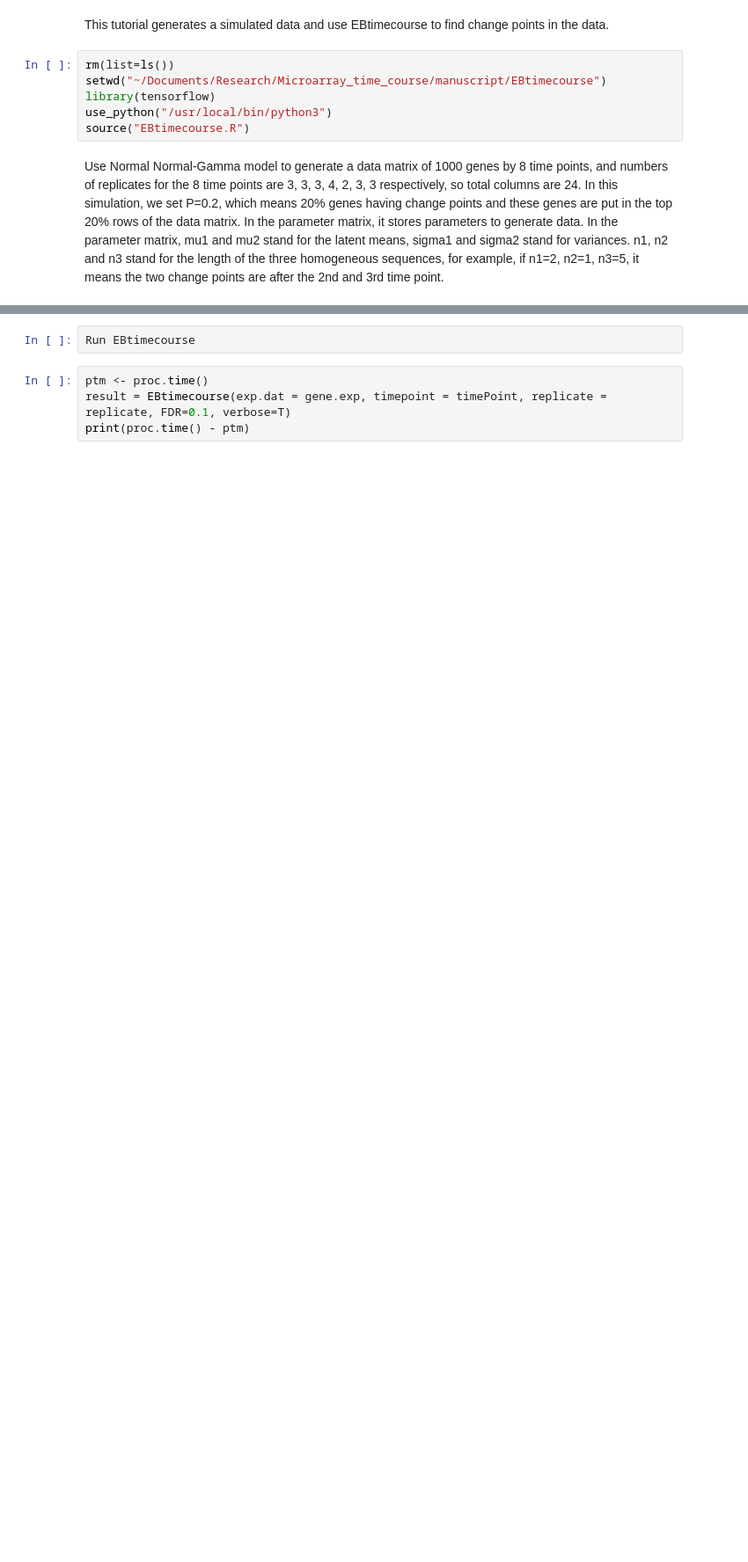
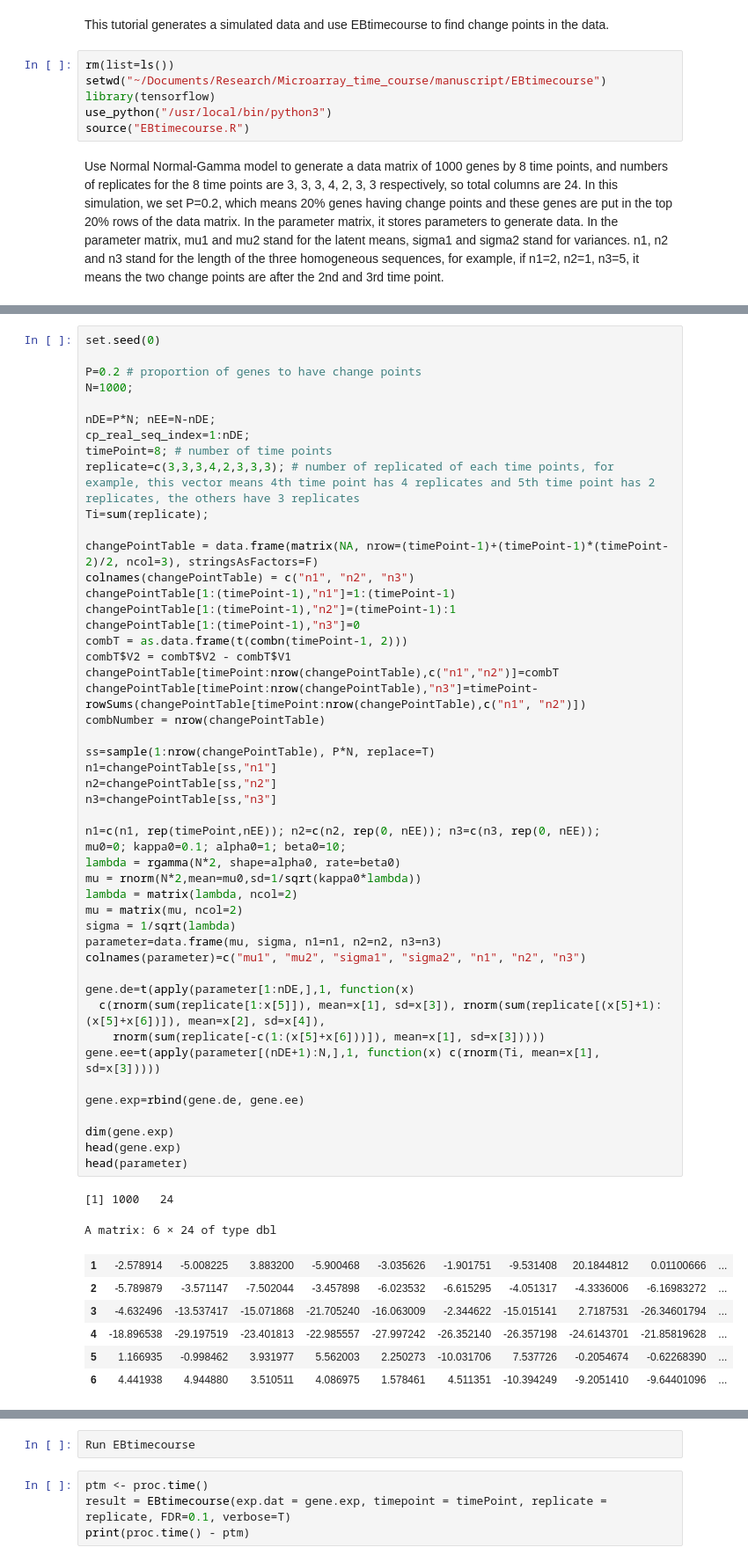
Before and after one commit to ttgump/EBtimecourse, a Jupyter notebook: EBtimecourse.ipynb, the cells around one changed output, grey strips where cells are left out. Shown at 88% size. Saved outputs shown, nothing was run; the diff lists cells and outputs as text; blank space fills up the shorter version.

```diff
--- a/EBtimecourse.ipynb
+++ b/EBtimecourse.ipynb
@@ -58,0 +11,57 @@ head(parameter)
+# %%
+set.seed(0)
+
+P=0.2 # proportion of genes to have change points
+N=1000;
+
+nDE=P*N; nEE=N-nDE;
+cp_real_seq_index=1:nDE;
+timePoint=8; # number of time points
+replicate=c(3,3,3,4,2,3,3,3); # number of replicated of each time points, for example, this vector means 4th time point has 4 replicates and 5th time point has 2 replicates, the others have 3 replicates
+Ti=sum(replicate);
+
+changePointTable = data.frame(matrix(NA, nrow=(timePoint-1)+(timePoint-1)*(timePoint-2)/2, ncol=3), stringsAsFactors=F)
+colnames(changePointTable) = c("n1", "n2", "n3")
+changePointTable[1:(timePoint-1),"n1"]=1:(timePoint-1)
+changePointTable[1:(timePoint-1),"n2"]=(timePoint-1):1
+changePointTable[1:(timePoint-1),"n3"]=0
+combT = as.data.frame(t(combn(timePoint-1, 2)))
+combT$V2 = combT$V2 - combT$V1
+changePointTable[timePoint:nrow(changePointTable),c("n1","n2")]=combT
+changePointTable[timePoint:nrow(changePointTable),"n3"]=timePoint-rowSums(changePointTable[timePoint:nrow(changePointTable),c("n1", "n2")])
+combNumber = nrow(changePointTable)
+
+ss=sample(1:nrow(changePointTable), P*N, replace=T)
+n1=changePointTable[ss,"n1"]
+n2=changePointTable[ss,"n2"]
+n3=changePointTable[ss,"n3"]
+
+n1=c(n1, rep(timePoint,nEE)); n2=c(n2, rep(0, nEE)); n3=c(n3, rep(0, nEE));
+mu0=0; kappa0=0.1; alpha0=1; beta0=10;
+lambda = rgamma(N*2, shape=alpha0, rate=beta0)
+mu = rnorm(N*2,mean=mu0,sd=1/sqrt(kappa0*lambda))
+lambda = matrix(lambda, ncol=2)
+mu = matrix(mu, ncol=2)
+sigma = 1/sqrt(lambda)
+parameter=data.frame(mu, sigma, n1=n1, n2=n2, n3=n3)
+colnames(parameter)=c("mu1", "mu2", "sigma1", "sigma2", "n1", "n2", "n3")
+
+gene.de=t(apply(parameter[1:nDE,],1, function(x)
+  c(rnorm(sum(replicate[1:x[5]]), mean=x[1], sd=x[3]), rnorm(sum(replicate[(x[5]+1):(x[5]+x[6])]), mean=x[2], sd=x[4]),
+    rnorm(sum(replicate[-c(1:(x[5]+x[6]))]), mean=x[1], sd=x[3]))))
+gene.ee=t(apply(parameter[(nDE+1):N,],1, function(x) c(rnorm(Ti, mean=x[1], sd=x[3]))))
+
+gene.exp=rbind(gene.de, gene.ee)
+
+dim(gene.exp)
+head(gene.exp)
+head(parameter)
+# %% [output]
+[1] 1000   24
+A matrix: 6 × 24 of type dbl
+| 1 | -2.578914 | -5.008225 | 3.883200 | -5.900468 | -3.035626 | -1.901751 | -9.531408 | 20.1844812 | 0.01100666 | ... |
+| 2 | -5.789879 | -3.571147 | -7.502044 | -3.457898 | -6.023532 | -6.615295 | -4.051317 | -4.3336006 | -6.16983272 | ... |
+| 3 | -4.632496 | -13.537417 | -15.071868 | -21.705240 | -16.063009 | -2.344622 | -15.015141 | 2.7187531 | -26.34601794 | ... |
+| 4 | -18.896538 | -29.197519 | -23.401813 | -22.985557 | -27.997242 | -26.352140 | -26.357198 | -24.6143701 | -21.85819628 | ... |
+| 5 | 1.166935 | -0.998462 | 3.931977 | 5.562003 | 2.250273 | -10.031706 | 7.537726 | -0.2054674 | -0.62268390 | ... |
+| 6 | 4.441938 | 4.944880 | 3.510511 | 4.086975 | 1.578461 | 4.511351 | -10.394249 | -9.2051410 | -9.64401096 | ... |
```
Also changed, not shown: parts of 3 cells of this notebook.
